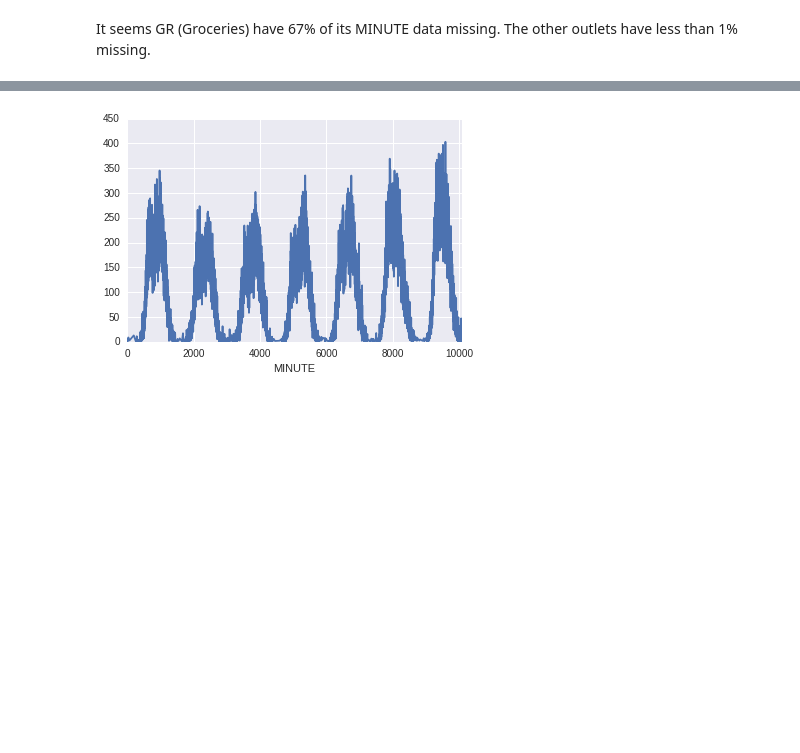
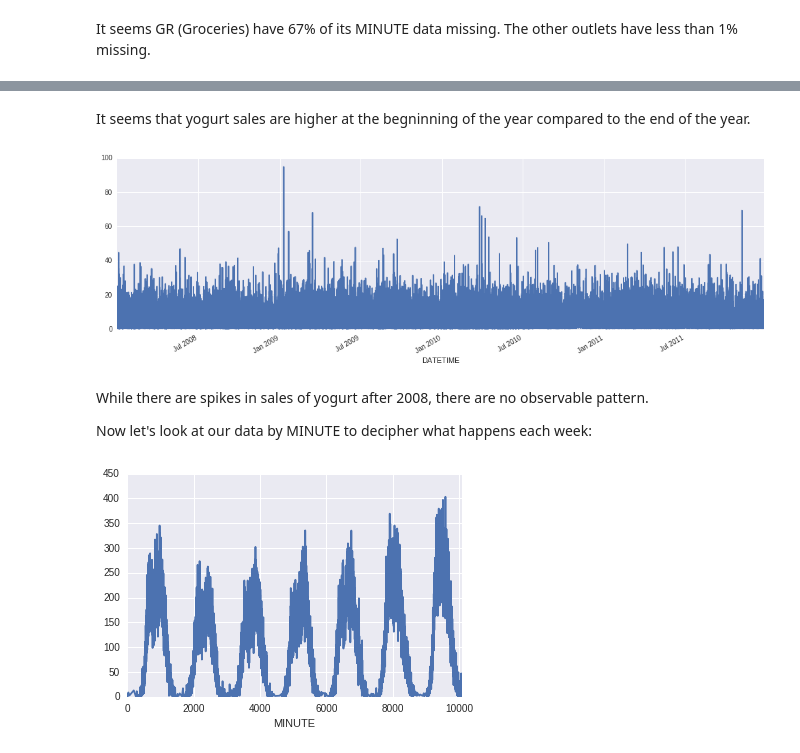
Before and after one commit to mGalarnyk/Machine_Learning_Froyo, a Jupyter notebook: Sadat/IRI_Overview.ipynb, the cells around one changed output, grey strips where cells are left out. Drawn from its saved outputs; the diff is of its cells as text; code cells hidden in the pictures; blank space fills up the shorter version.

```diff
--- a/Sadat/IRI_Overview.ipynb
+++ b/Sadat/IRI_Overview.ipynb
@@ -107,3 +145,14 @@ It seems GR (Groceries) have 67% of its MINUTE data missing. The other outlets h
+# %% [markdown]
+It seems that yogurt sales are higher at the begninning of the year compared to the end of the year.
+# %%
+plt.figure(figsize=(17,5))
+df[df['DATETIME']>dt.datetime(year=2008, month=1, day=1)].groupby('DATETIME')['DOLLARS'].sum().plot();
+# %% [output]
+[figure, added]
+# %% [markdown]
+While there are spikes in sales of yogurt after 2008, there are no observable pattern.
+
+Now let's look at our data by MINUTE to decipher what happens each week:
 # %%
 df.dropna().groupby('MINUTE')['DOLLARS'].sum().plot();
 # %% [output]
```
Also changed, not shown: parts of 20 cells of this notebook.
